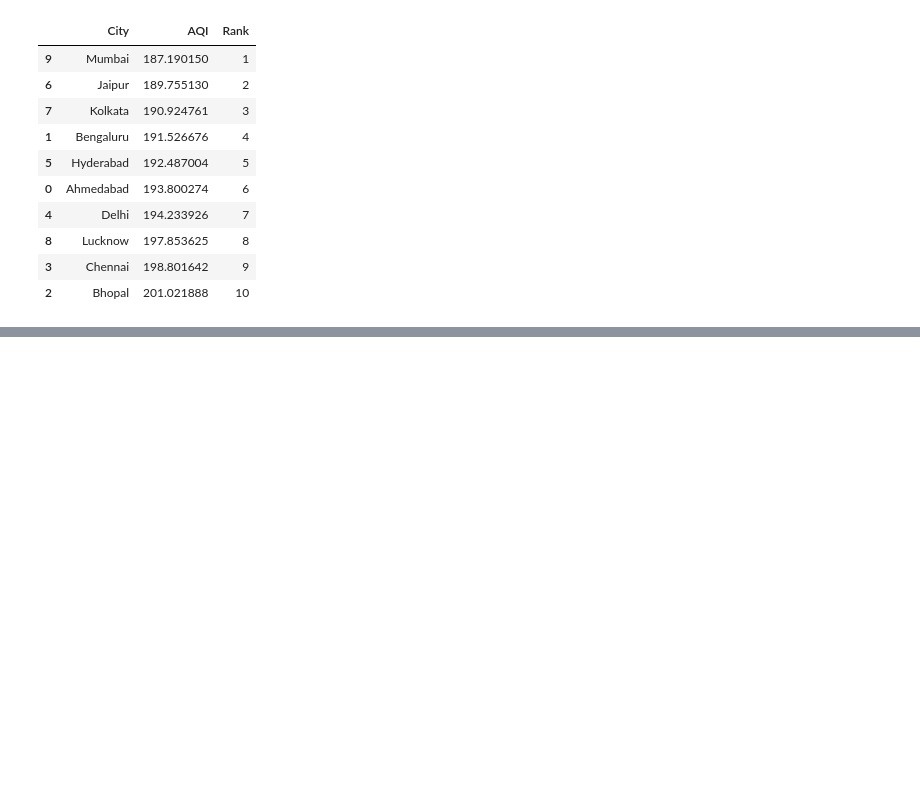
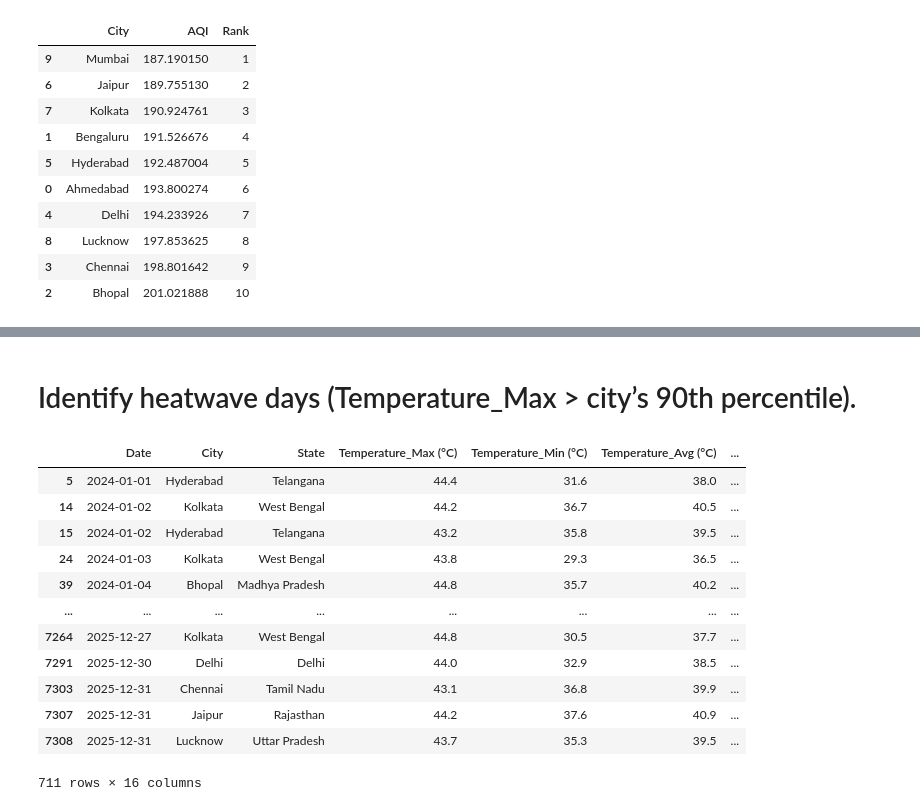
Before and after one commit to MuraliAirody/PyAi_Foundation, a Jupyter notebook: Practice/climate.ipynb, the cells around one changed output, grey strips where cells are left out. Saved outputs shown, nothing was run; the diff lists cells and outputs as text; code cells hidden in the pictures; blank space fills up the shorter version.

```diff
--- a/Practice/climate.ipynb
+++ b/Practice/climate.ipynb
@@ -413,0 +464,26 @@ result.sort_values("Rank")
+# %% [markdown]
+# Identify heatwave days (Temperature_Max > city’s 90th percentile).
+# %%
+temp_90th = master_data.groupby("City")["Temperature_Max (°C)"].transform(
+    lambda x: x.quantile(0.9)
+)
+
+heatwave_days = master_data[
+    master_data["Temperature_Max (°C)"] > temp_90th
+]
+
+heatwave_days
+# %% [output]
+|  | Date | City | State | Temperature_Max (°C) | Temperature_Min (°C) | Temperature_Avg (°C) | ... |
+| 5 | 2024-01-01 | Hyderabad | Telangana | 44.4 | 31.6 | 38.0 | ... |
+| 14 | 2024-01-02 | Kolkata | West Bengal | 44.2 | 36.7 | 40.5 | ... |
+| 15 | 2024-01-02 | Hyderabad | Telangana | 43.2 | 35.8 | 39.5 | ... |
+| 24 | 2024-01-03 | Kolkata | West Bengal | 43.8 | 29.3 | 36.5 | ... |
+| 39 | 2024-01-04 | Bhopal | Madhya Pradesh | 44.8 | 35.7 | 40.2 | ... |
+| ... | ... | ... | ... | ... | ... | ... | ... |
+| 7264 | 2025-12-27 | Kolkata | West Bengal | 44.8 | 30.5 | 37.7 | ... |
+| 7291 | 2025-12-30 | Delhi | Delhi | 44.0 | 32.9 | 38.5 | ... |
+| 7303 | 2025-12-31 | Chennai | Tamil Nadu | 43.1 | 36.8 | 39.9 | ... |
+| 7307 | 2025-12-31 | Jaipur | Rajasthan | 44.2 | 37.6 | 40.9 | ... |
+| 7308 | 2025-12-31 | Lucknow | Uttar Pradesh | 43.7 | 35.3 | 39.5 | ... |
+711 rows × 16 columns
```
Also changed, not shown: parts of 5 cells of this notebook.
